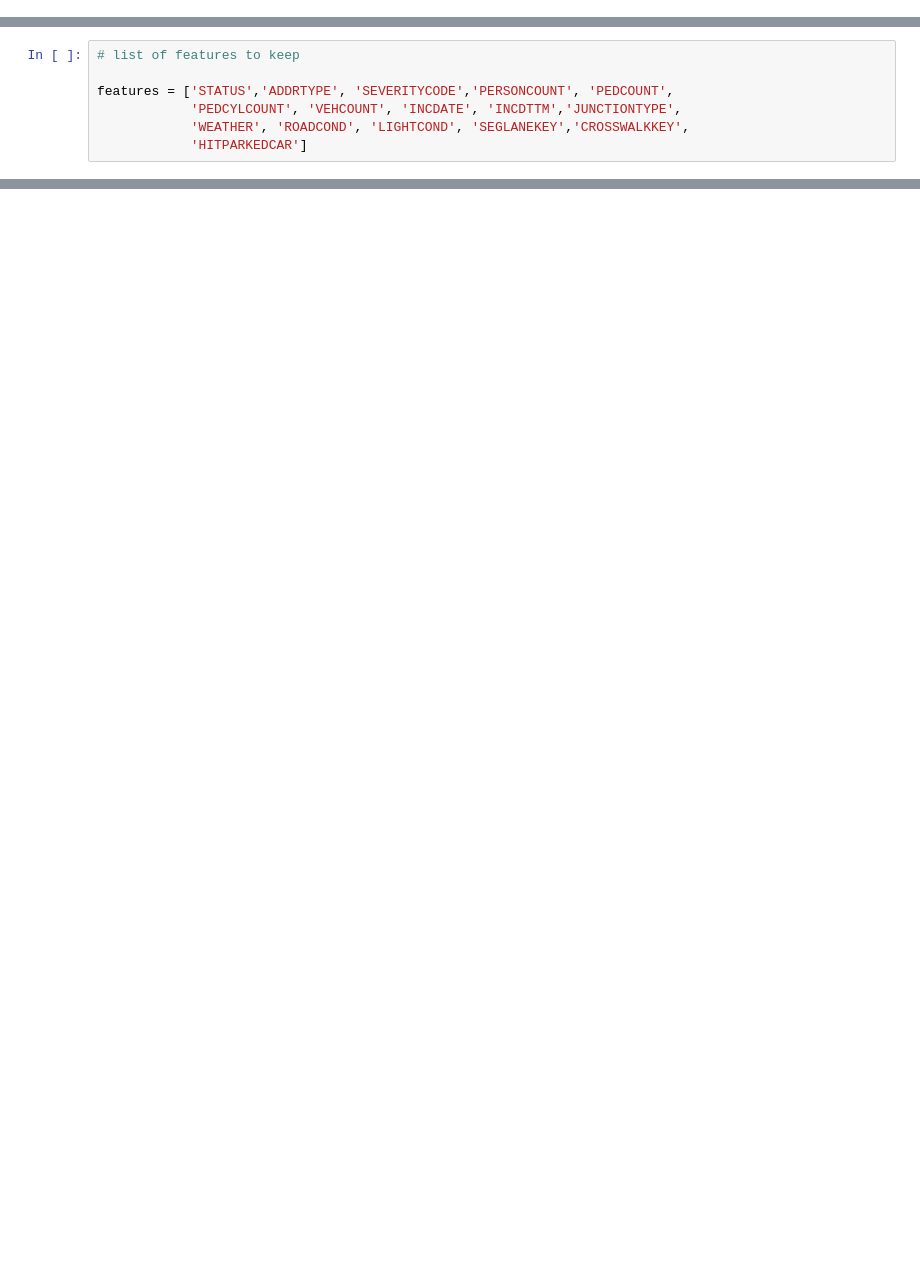
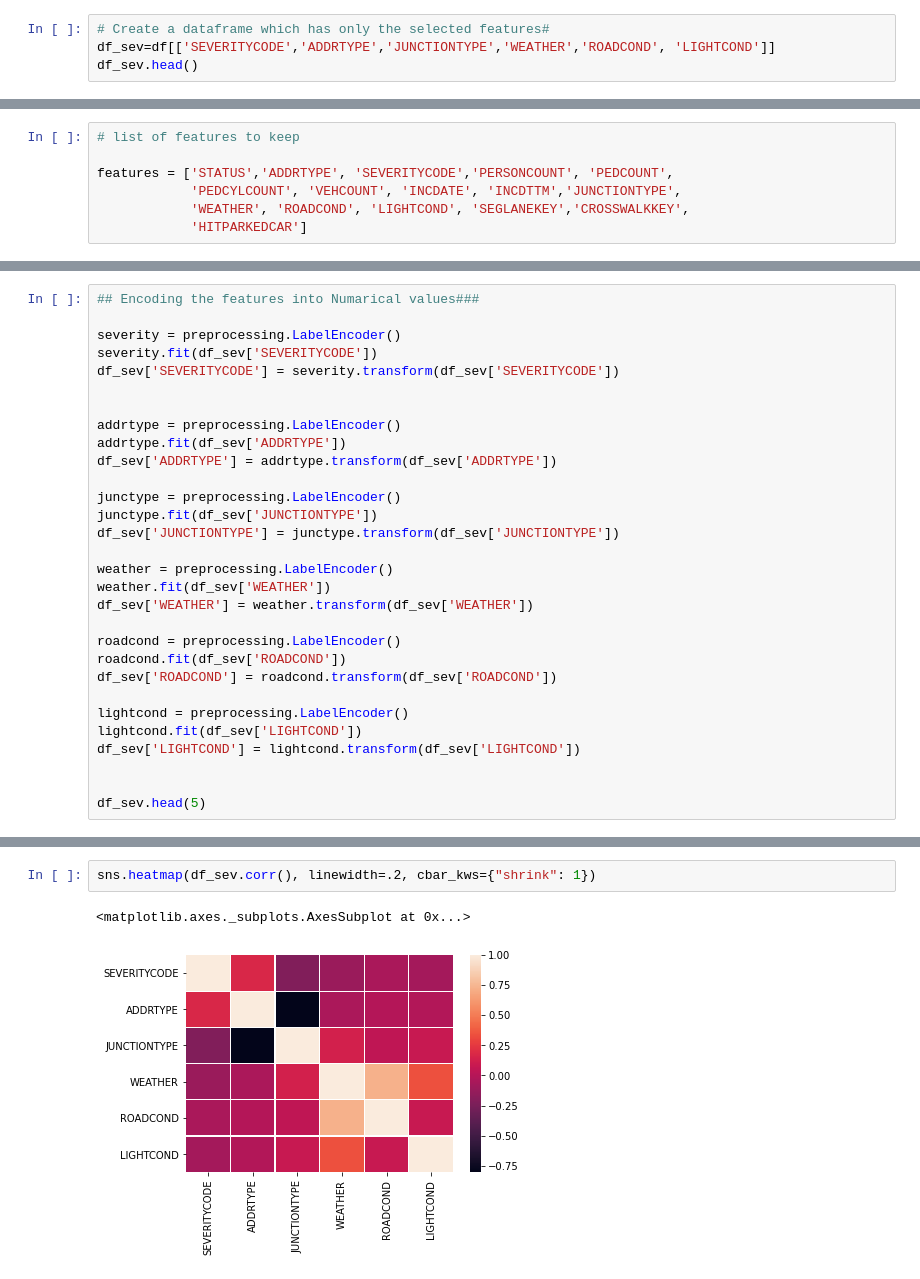
Before and after one commit to atere4ever/Coursera_Capstone, a Jupyter notebook: Car accident severity.ipynb, the cells around one changed output, grey strips where cells are left out. Saved outputs shown, nothing was run; the diff lists cells and outputs as text; blank space fills up the shorter version.

```diff
--- a/Car accident severity.ipynb
+++ b/Car accident severity.ipynb
@@ -217,3 +221,7 @@ Rear Ended                             4                  34086
 Right Turn                             4                   2952
 Sideswipe                              4                  18605
 [figure]
+# %%
+# Create a dataframe which has only the selected features#
+df_sev=df[['SEVERITYCODE','ADDRTYPE','JUNCTIONTYPE','WEATHER','ROADCOND', 'LIGHTCOND']]
+df_sev.head()
@@ -371,0 +310,30 @@ plt.show()
+# %%
+## Encoding the features into Numarical values###
+
+severity = preprocessing.LabelEncoder()
+severity.fit(df_sev['SEVERITYCODE'])
+df_sev['SEVERITYCODE'] = severity.transform(df_sev['SEVERITYCODE'])
+
+
+addrtype = preprocessing.LabelEncoder()
+addrtype.fit(df_sev['ADDRTYPE'])
+df_sev['ADDRTYPE'] = addrtype.transform(df_sev['ADDRTYPE'])
+
+junctype = preprocessing.LabelEncoder()
+junctype.fit(df_sev['JUNCTIONTYPE'])
+df_sev['JUNCTIONTYPE'] = junctype.transform(df_sev['JUNCTIONTYPE'])
+
+weather = preprocessing.LabelEncoder()
+weather.fit(df_sev['WEATHER'])
+df_sev['WEATHER'] = weather.transform(df_sev['WEATHER'])
+
+roadcond = preprocessing.LabelEncoder()
+roadcond.fit(df_sev['ROADCOND'])
+df_sev['ROADCOND'] = roadcond.transform(df_sev['ROADCOND'])
+
+lightcond = preprocessing.LabelEncoder()
+lightcond.fit(df_sev['LIGHTCOND'])
+df_sev['LIGHTCOND'] = lightcond.transform(df_sev['LIGHTCOND'])
+
+
+df_sev.head(5)
@@ -371,0 +376,5 @@ plt.show()
+# %%
+sns.heatmap(df_sev.corr(), linewidth=.2, cbar_kws={"shrink": 1})
+# %% [output]
+<matplotlib.axes._subplots.AxesSubplot at 0x...>
+[figure, added]
```
Also changed, not shown: parts of 49 cells of this notebook.
